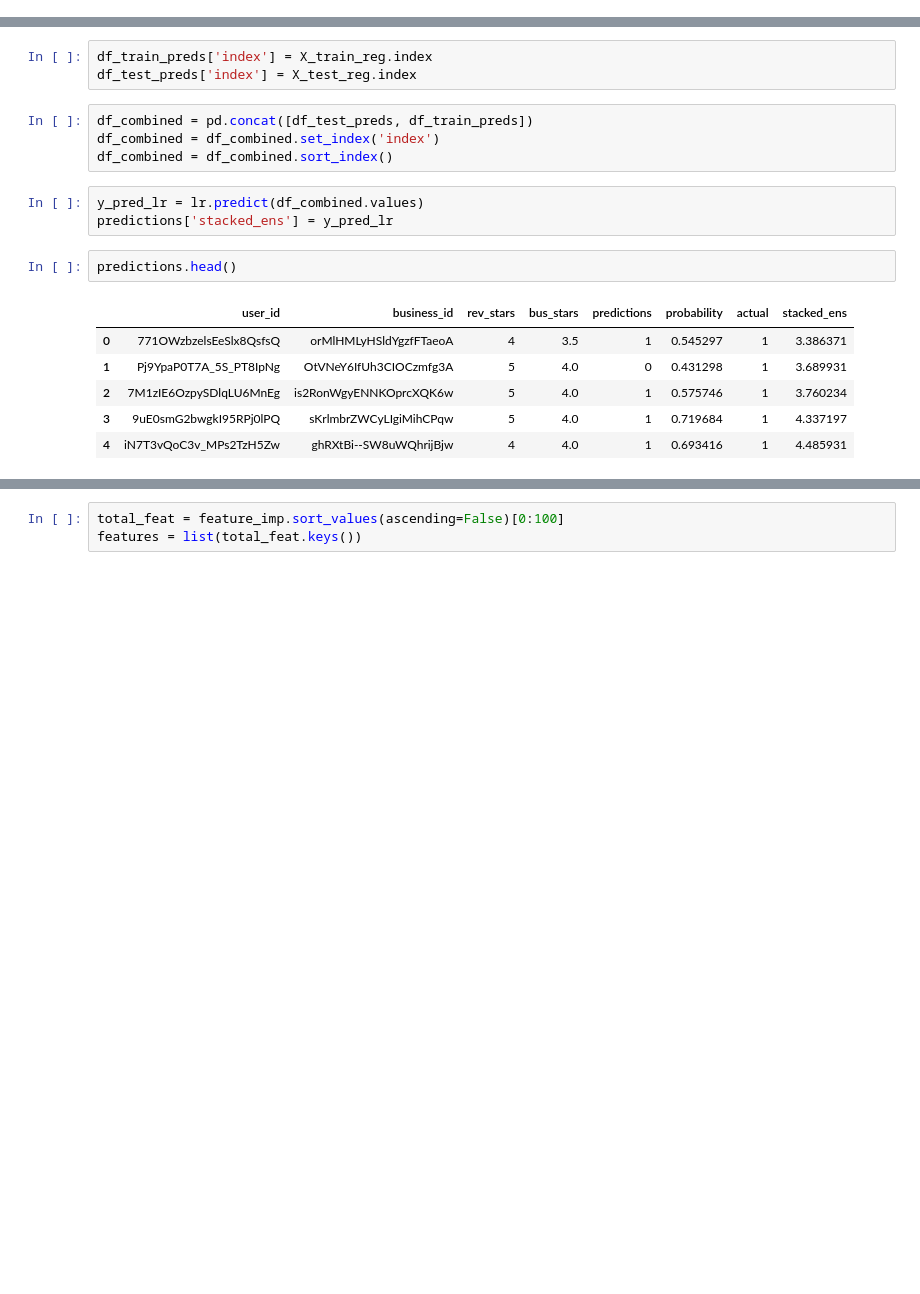
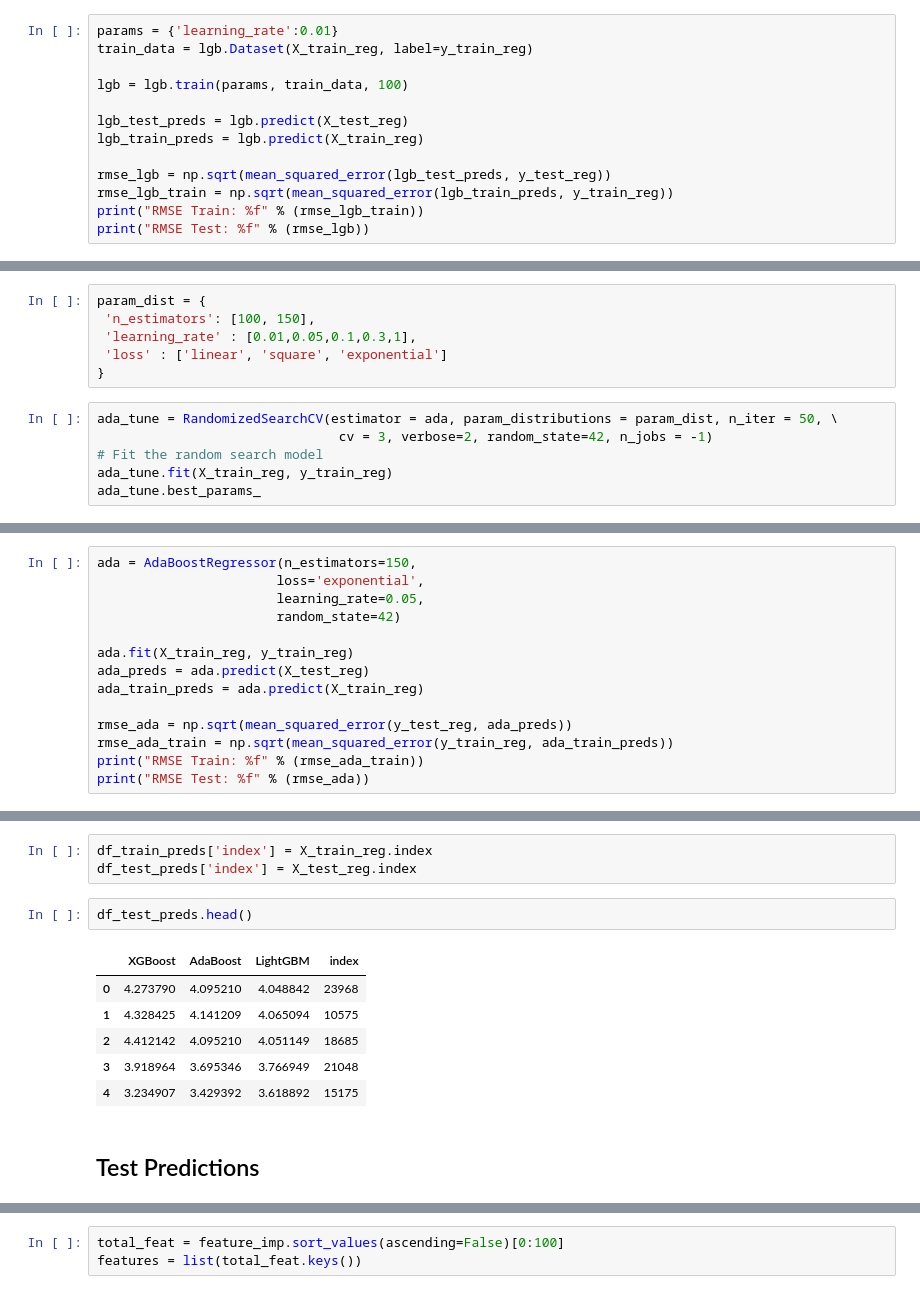
Before and after one commit to dmitriykats1/True-Review, a Jupyter notebook: true_review/notebooks/5.0-dyk-Prediction_Modeling.ipynb, the cells around one changed output, grey strips where cells are left out. Drawn from its saved outputs; the diff is of its cells as text; blank space fills up the shorter version.

```diff
--- a/true_review/notebooks/5.0-dyk-Prediction_Modeling.ipynb
+++ b/true_review/notebooks/5.0-dyk-Prediction_Modeling.ipynb
@@ -269,3 +788,16 @@ df_test_preds['XGBoost'] = xgb_test_preds
 ## LightGBM
 # %%
 import lightgbm as lgb
+# %%
+params = {'learning_rate':0.01}
+train_data = lgb.Dataset(X_train_reg, label=y_train_reg)
+
+lgb = lgb.train(params, train_data, 100)
+
+lgb_test_preds = lgb.predict(X_test_reg)
+lgb_train_preds = lgb.predict(X_train_reg)
+
+rmse_lgb = np.sqrt(mean_squared_error(lgb_test_preds, y_test_reg))
+rmse_lgb_train = np.sqrt(mean_squared_error(lgb_train_preds, y_train_reg))
+print("RMSE Train: %f" % (rmse_lgb_train))
+print("RMSE Test: %f" % (rmse_lgb))
@@ -307,0 +877,12 @@ RMSE: 0.951712
+# %%
+param_dist = {
+ 'n_estimators': [100, 150],
+ 'learning_rate' : [0.01,0.05,0.1,0.3,1],
+ 'loss' : ['linear', 'square', 'exponential']
+}
+# %%
+ada_tune = RandomizedSearchCV(estimator = ada, param_distributions = param_dist, n_iter = 50, \
+                               cv = 3, verbose=2, random_state=42, n_jobs = -1)
+# Fit the random search model
+ada_tune.fit(X_train_reg, y_train_reg)
+ada_tune.best_params_
@@ -307,0 +897,14 @@ RMSE: 0.951712
+# %%
+ada = AdaBoostRegressor(n_estimators=150,
+                       loss='exponential',
+                       learning_rate=0.05,
+                       random_state=42)
+
+ada.fit(X_train_reg, y_train_reg)
+ada_preds = ada.predict(X_test_reg)
+ada_train_preds = ada.predict(X_train_reg)
+
+rmse_ada = np.sqrt(mean_squared_error(y_test_reg, ada_preds))
+rmse_ada_train = np.sqrt(mean_squared_error(y_train_reg, ada_train_preds))
+print("RMSE Train: %f" % (rmse_ada_train))
+print("RMSE Test: %f" % (rmse_ada))
@@ -332,19 +957,14 @@ RMSE Test: 0.884864
 # %%
 df_train_preds['index'] = X_train_reg.index
 df_test_preds['index'] = X_test_reg.index
-# %%
-df_combined = pd.concat([df_test_preds, df_train_preds])
-df_combined = df_combined.set_index('index')
-df_combined = df_combined.sort_index()
-# %%
-y_pred_lr = lr.predict(df_combined.values)
-predictions['stacked_ens'] = y_pred_lr
 # %%
-predictions.head()
+df_test_preds.head()
 # %% [output]
-|  | user_id | business_id | rev_stars | bus_stars | predictions | probability | actual | stacked_ens |
-| 0 | 771OWzbzelsEeSlx8QsfsQ | orMlHMLyHSldYgzfFTaeoA | 4 | 3.5 | 1 | 0.545297 | 1 | 3.386371 |
-| 1 | Pj9YpaP0T7A_5S_PT8IpNg | OtVNeY6IfUh3CIOCzmfg3A | 5 | 4.0 | 0 | 0.431298 | 1 | 3.689931 |
-| 2 | 7M1zIE6OzpySDlqLU6MnEg | is2RonWgyENNKOprcXQK6w | 5 | 4.0 | 1 | 0.575746 | 1 | 3.760234 |
-| 3 | 9uE0smG2bwgkI95RPj0lPQ | sKrlmbrZWCyLIgiMihCPqw | 5 | 4.0 | 1 | 0.719684 | 1 | 4.337197 |
-| 4 | iN7T3vQoC3v_MPs2TzH5Zw | ghRXtBi--SW8uWQhrijBjw | 4 | 4.0 | 1 | 0.693416 | 1 | 4.485931 |
+|  | XGBoost | AdaBoost | LightGBM | index |
+| 0 | 4.273790 | 4.095210 | 4.048842 | 23968 |
+| 1 | 4.328425 | 4.141209 | 4.065094 | 10575 |
+| 2 | 4.412142 | 4.095210 | 4.051149 | 18685 |
+| 3 | 3.918964 | 3.695346 | 3.766949 | 21048 |
+| 4 | 3.234907 | 3.429392 | 3.618892 | 15175 |
+# %% [markdown]
+## Test Predictions
```
Also changed, not shown: parts of 133 cells of this notebook.
